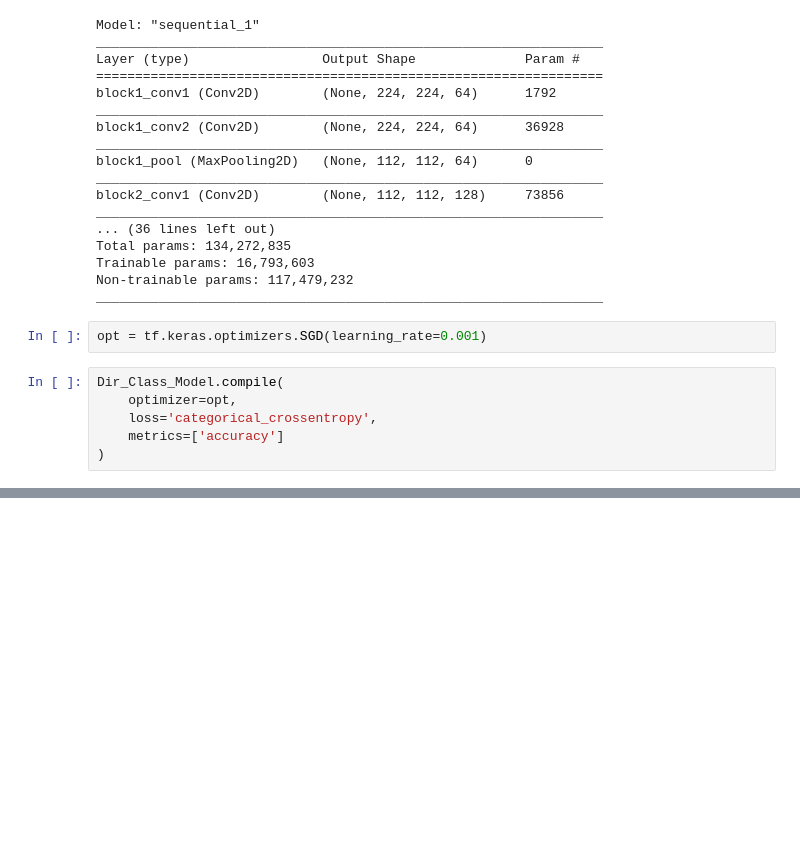
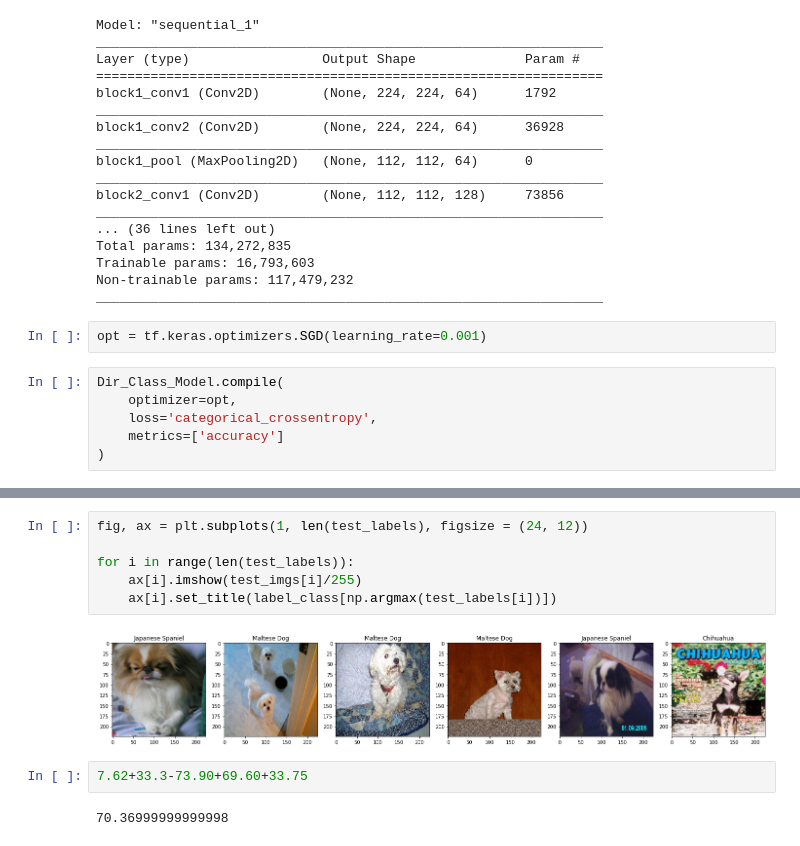
Before and after one commit to KeeshanW/Classification_of_Dogs, a Jupyter notebook: dogs_classifier.ipynb, the cells around one changed output, grey strips where cells are left out. Cells and saved outputs as stored; diff of their text form; blank space fills up the shorter version.

```diff
--- a/dogs_classifier.ipynb
+++ b/dogs_classifier.ipynb
@@ -226,0 +154,12 @@ array([[1.],
+# %%
+fig, ax = plt.subplots(1, len(test_labels), figsize = (24, 12))
+
+for i in range(len(test_labels)):
+    ax[i].imshow(test_imgs[i]/255)
+    ax[i].set_title(label_class[np.argmax(test_labels[i])])
+# %% [output]
+[figure, added]
+# %%
+7.62+33.3-73.90+69.60+33.75
+# %% [output]
+70.36999999999998
```
Also changed, not shown: parts of 17 cells of this notebook.
